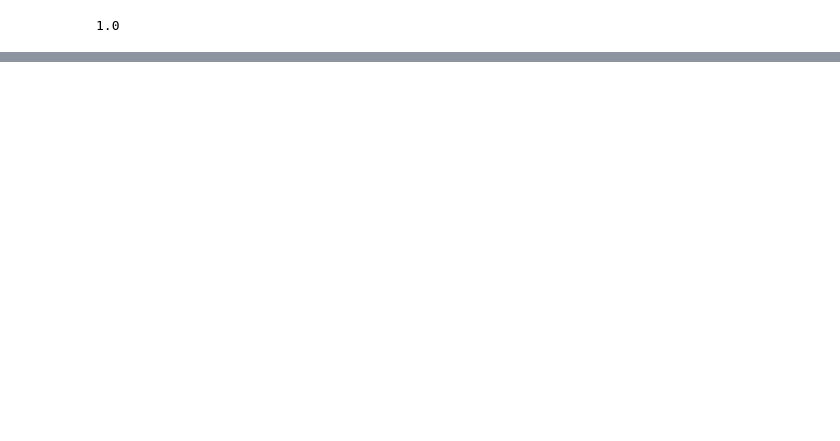
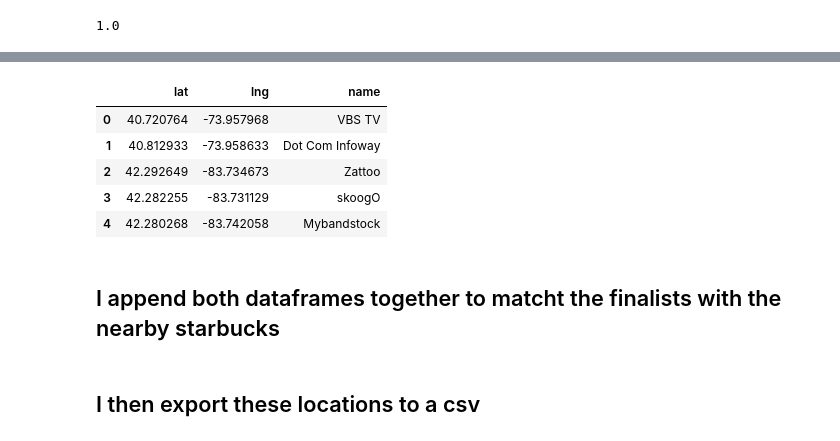
Before and after one commit to Pela12345/project-geospatial, a Jupyter notebook: Geo-Queries-Near.ipynb, the cells around one changed output, grey strips where cells are left out. Saved outputs shown, nothing was run; the diff lists cells and outputs as text; code cells hidden in the pictures; blank space fills up the shorter version.

```diff
--- a/Geo-Queries-Near.ipynb
+++ b/Geo-Queries-Near.ipynb
@@ -211,0 +214,10 @@ b2.to_csv('geo_clean.csv')
+# %%
+b4= b3.reset_index()
+b4.head()
+b5=b4.reset_index()
+b5.head()
+b6=b5.drop(columns='index')
+b6['Rank']=b6['level_0'].rank()
+b7=b6.drop(columns='level_0')
+# %%
+b8=b7[:9]
@@ -240,0 +258,11 @@ AttributeError: 'dict' object has no attribute 'to_json'
+# %%
+b9=b8.drop(columns=['age','category_code','country','founded_year','headquarters','number_of_employees','Employees_Near','New/Old_Ratio','Rank'])
+# %% [output]
+|  | lat | lng | name |
+| 0 | 40.720764 | -73.957968 | VBS TV |
+| 1 | 40.812933 | -73.958633 | Dot Com Infoway |
+| 2 | 42.292649 | -83.734673 | Zattoo |
+| 3 | 42.282255 | -83.731129 | skoogO |
+| 4 | 42.280268 | -83.742058 | Mybandstock |
+# %% [markdown]
+## I append both dataframes together to matcht the finalists with the nearby starbucks
@@ -240,0 +271,2 @@ AttributeError: 'dict' object has no attribute 'to_json'
+# %% [markdown]
+## I then export these locations to a csv
```
Also changed, not shown: parts of 32 cells of this notebook, 6 other files.
